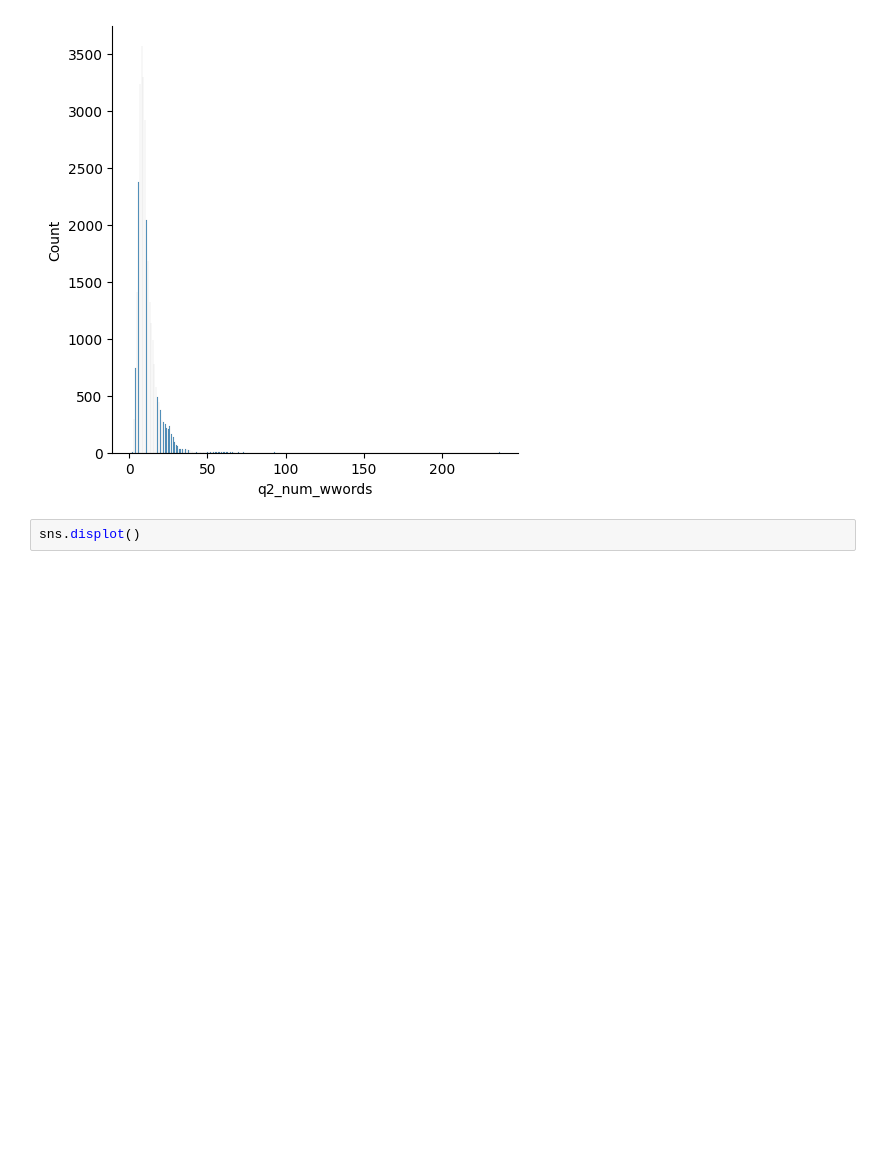
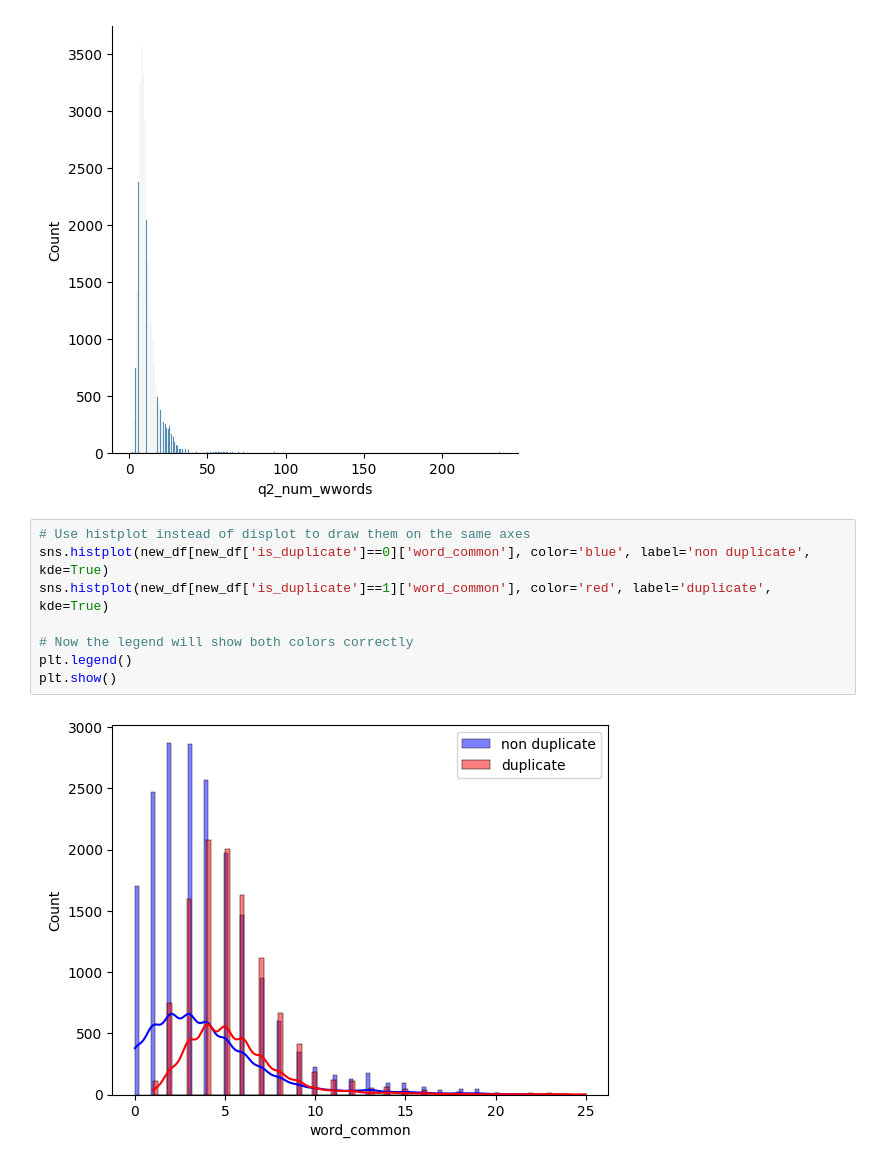
Before and after one commit to Saransh-Basu-01/Quora-Question-Pairs, a Jupyter notebook: Quora Question Pairs.ipynb, the cells around one changed output. Cells and saved outputs as stored; diff of their text form; blank space fills up the shorter version.

Commit message:
Visualization of new features

```diff
--- a/Quora Question Pairs.ipynb
+++ b/Quora Question Pairs.ipynb
@@ -313,5 +313,13 @@ minimum characters: 1
 maximum characters: 237
 Average no of  characters: 11
 [figure]
-# %%
-sns.displot()
+# %%
+# Use histplot instead of displot to draw them on the same axes
+sns.histplot(new_df[new_df['is_duplicate']==0]['word_common'], color='blue', label='non duplicate', kde=True)
+sns.histplot(new_df[new_df['is_duplicate']==1]['word_common'], color='red', label='duplicate', kde=True)
+
+# Now the legend will show both colors correctly
+plt.legend()
+plt.show()
+# %% [output]
+[figure, added]
```
Also changed, not shown: parts of 1 cell of this notebook.
